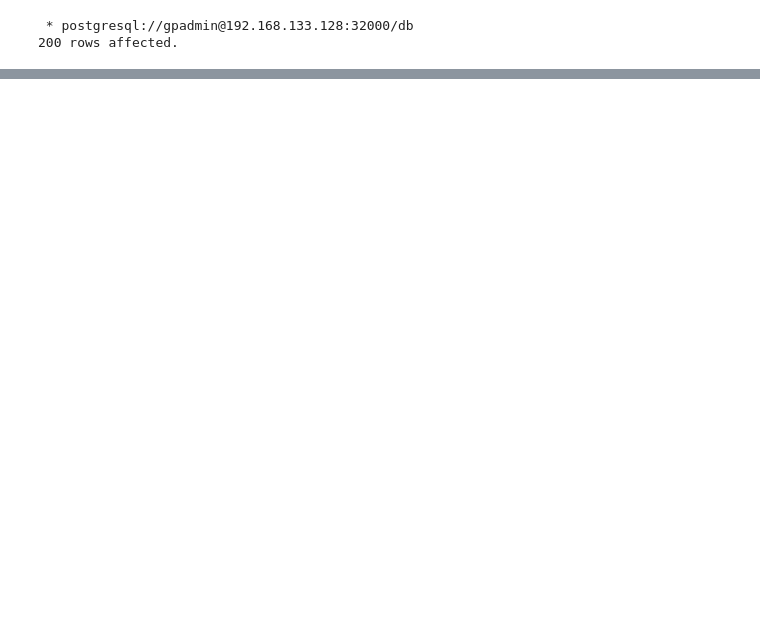
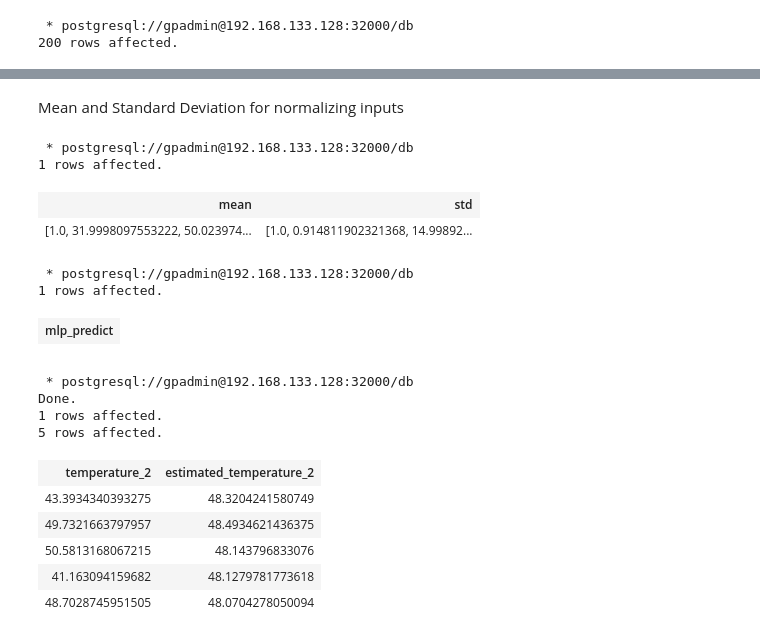
Before and after one commit to guyzsarun/rabbitmq-gpdb-poc, a Jupyter notebook: gpdb/madlib-demo.ipynb, the cells around one changed output, grey strips where cells are left out. Saved outputs shown, nothing was run; the diff lists cells and outputs as text; code cells hidden in the pictures; blank space fills up the shorter version.

```diff
--- a/gpdb/madlib-demo.ipynb
+++ b/gpdb/madlib-demo.ipynb
@@ -760,0 +815,58 @@ plt.ylim(30,70);
+# %% [markdown]
+Mean and Standard Deviation for normalizing inputs
+# %%
+%%sql
+
+SELECT * FROM sensors_mlp_model_standardization;
+# %% [output]
+ * postgresql://gpadmin@192.168.133.128:32000/db
+1 rows affected.
+| mean | std |
+| [1.0, 31.9998097553222, 50.023974... | [1.0, 0.914811902321368, 14.99892... |
+# %%
+%%sql
+SELECT
+    madlib.mlp_predict(
+        'sensors_mlp_model',
+        'sensors_split_test',
+        'ARRAY[
+            1,
+            temperature,
+            humidity,pm25,
+            "month_January","month_February","month_March",
+            "month_April","month_May","month_June",
+            "month_July","month_August","month_September",
+            "month_October","month_November","month_December"]',
+        'sensors_mlp_test_predict',
+        'response'
+    );
+# %% [output]
+ * postgresql://gpadmin@192.168.133.128:32000/db
+1 rows affected.
+| mlp_predict |
+|  |
+# %%
+%%sql
+DROP TABLE IF EXISTS sensors_mlp_test_predict;
+
+SELECT
+    madlib.mlp_predict(
+        'sensors_mlp_model',
+        'sensors_split_test',
+        'temperature_2',
+        'sensors_mlp_test_predict',
+        'response'
+    );
+
+SELECT * FROM sensors_mlp_test_predict LIMIT 5;
+# %% [output]
+ * postgresql://gpadmin@192.168.133.128:32000/db
+Done.
+1 rows affected.
+5 rows affected.
+| temperature_2 | estimated_temperature_2 |
+| 43.3934340393275 | 48.3204241580749 |
+| 49.7321663797957 | 48.4934621436375 |
+| 50.5813168067215 | 48.143796833076 |
+| 41.163094159682 | 48.1279781773618 |
+| 48.7028745951505 | 48.0704278050094 |
```
Also changed, not shown: parts of 27 cells of this notebook.
